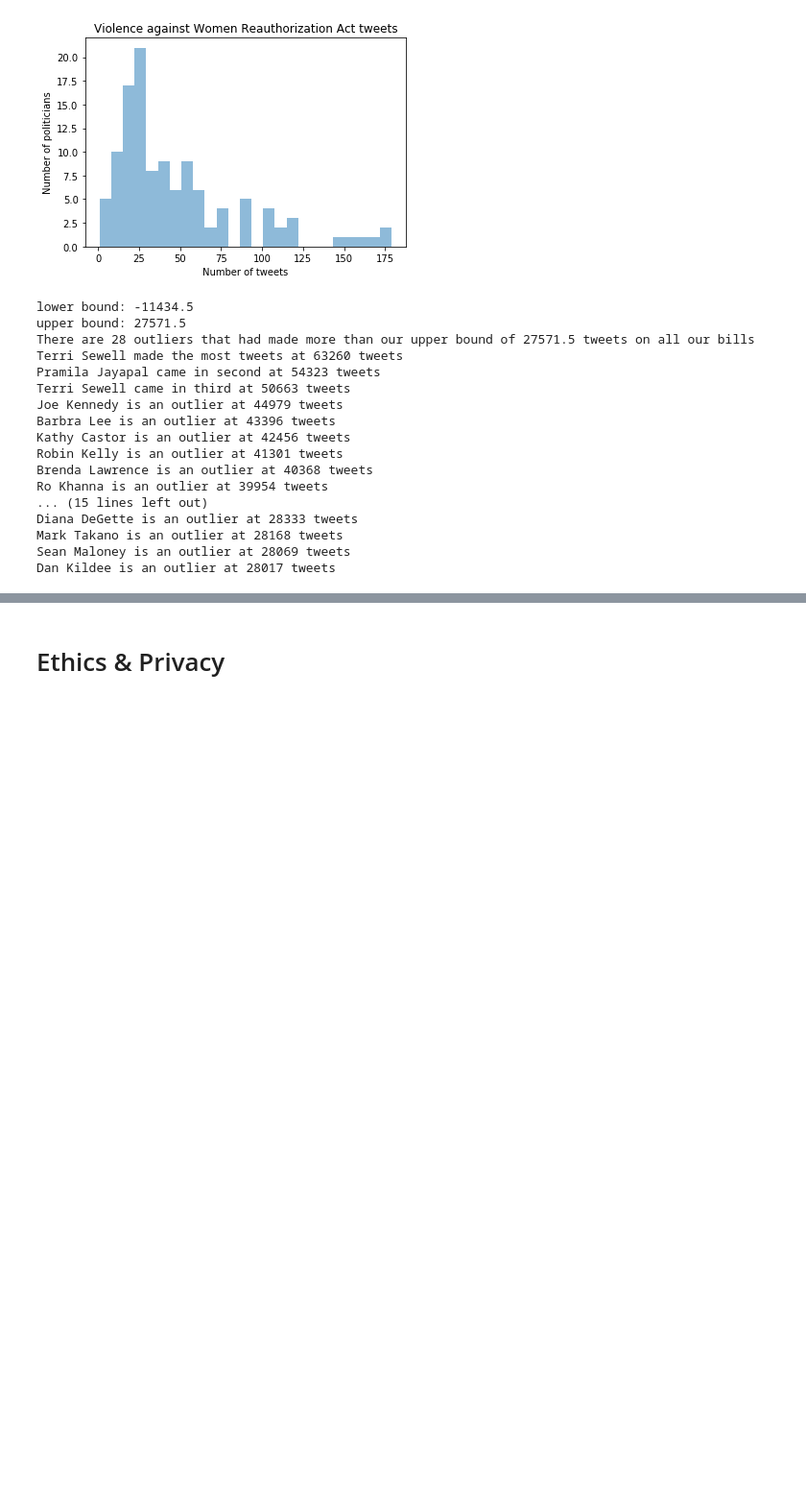
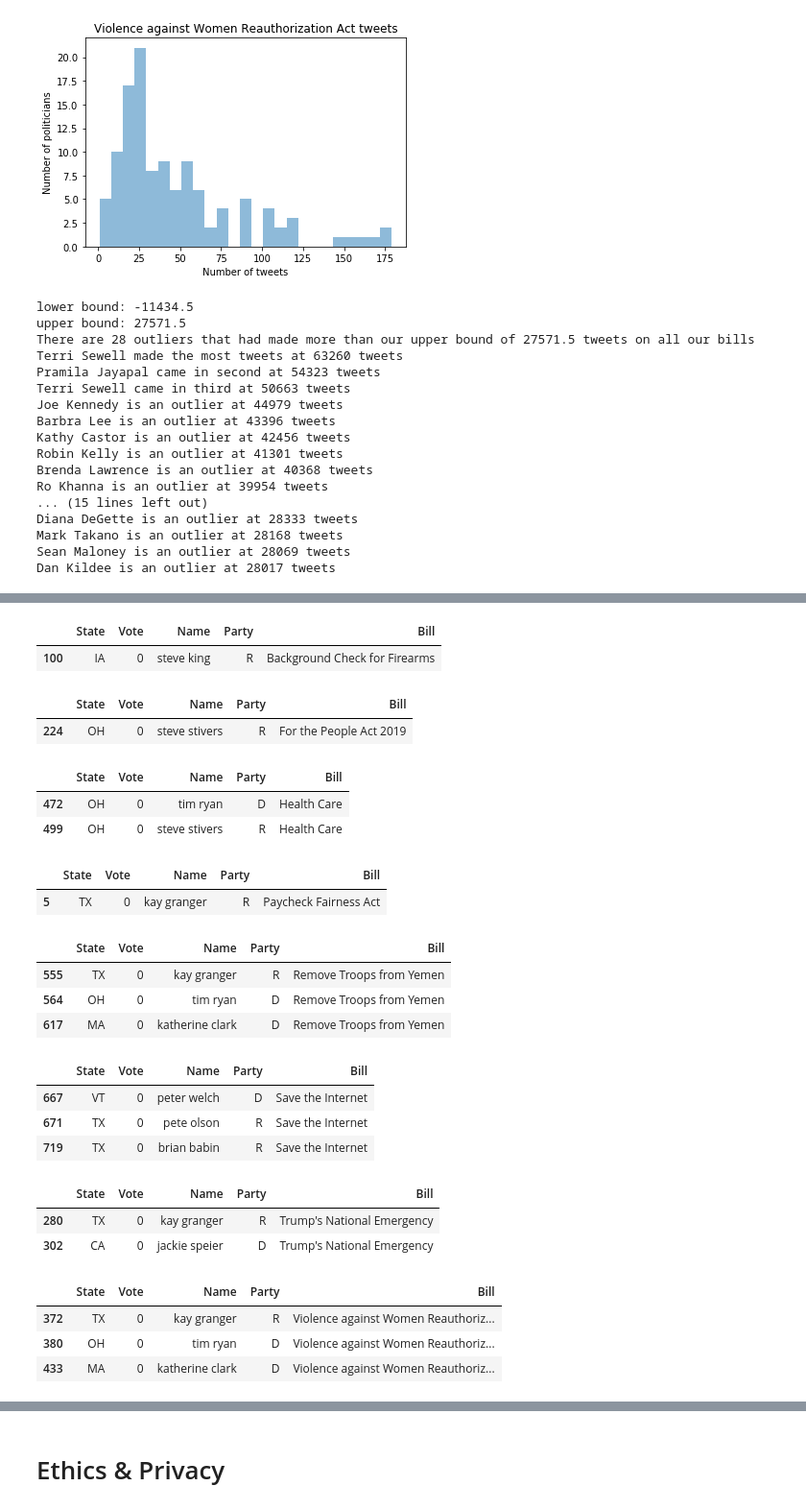
Before and after one commit to annsudhart/politician-tweet-analysis, a Jupyter notebook: data_collection.ipynb, the cells around one changed output, grey strips where cells are left out. Shown at 96% size. Saved outputs shown, nothing was run; the diff lists cells and outputs as text; code cells hidden in the pictures; blank space fills up the shorter version.

```diff
--- a/data_collection.ipynb
+++ b/data_collection.ipynb
@@ -773,0 +897,57 @@ NameError: name 'firearmsSent' is not defined
+# %%
+firearmsGov = govtrack.loc[govtrack['Bill'] == "Background Check for Firearms"]
+peopleGov = govtrack.loc[govtrack['Bill'] == "For the People Act 2019"]
+healthGov = govtrack.loc[govtrack['Bill'] == "Health Care"]
+paycheckGov = govtrack.loc[govtrack['Bill'] == "Paycheck Fairness Act"]
+yemenGov = govtrack.loc[govtrack['Bill'] == "Remove Troops from Yemen"]
+internetGov = govtrack.loc[govtrack['Bill'] == "Save the Internet"]
+TrumpGov = govtrack.loc[govtrack['Bill'] == "Trump\'s National Emergency"]
+WomenGov = govtrack.loc[govtrack['Bill'] == "Violence against Women Reauthorization Act"]
+# %%
+firearmsGov.loc[firearmsGov['Vote'] == 0]
+# %% [output]
+|  | State | Vote | Name | Party | Bill |
+| 100 | IA | 0 | steve king | R | Background Check for Firearms |
+# %%
+peopleGov.loc[peopleGov['Vote'] == 0]
+# %% [output]
+|  | State | Vote | Name | Party | Bill |
+| 224 | OH | 0 | steve stivers | R | For the People Act 2019 |
+# %%
+healthGov.loc[healthGov['Vote'] == 0]
+# %% [output]
+|  | State | Vote | Name | Party | Bill |
+| 472 | OH | 0 | tim ryan | D | Health Care |
+| 499 | OH | 0 | steve stivers | R | Health Care |
+# %%
+paycheckGov.loc[paycheckGov['Vote'] == 0]
+# %% [output]
+|  | State | Vote | Name | Party | Bill |
+| 5 | TX | 0 | kay granger | R | Paycheck Fairness Act |
+# %%
+yemenGov.loc[yemenGov['Vote'] == 0]
+# %% [output]
+|  | State | Vote | Name | Party | Bill |
+| 555 | TX | 0 | kay granger | R | Remove Troops from Yemen |
+| 564 | OH | 0 | tim ryan | D | Remove Troops from Yemen |
+| 617 | MA | 0 | katherine clark | D | Remove Troops from Yemen |
+# %%
+internetGov.loc[internetGov['Vote'] == 0]
+# %% [output]
+|  | State | Vote | Name | Party | Bill |
+| 667 | VT | 0 | peter welch | D | Save the Internet |
+| 671 | TX | 0 | pete olson | R | Save the Internet |
+| 719 | TX | 0 | brian babin | R | Save the Internet |
+# %%
+TrumpGov.loc[TrumpGov['Vote'] == 0]
+# %% [output]
+|  | State | Vote | Name | Party | Bill |
+| 280 | TX | 0 | kay granger | R | Trump's National Emergency |
+| 302 | CA | 0 | jackie speier | D | Trump's National Emergency |
+# %%
+WomenGov.loc[WomenGov['Vote'] == 0]
+# %% [output]
+|  | State | Vote | Name | Party | Bill |
+| 372 | TX | 0 | kay granger | R | Violence against Women Reauthoriz... |
+| 380 | OH | 0 | tim ryan | D | Violence against Women Reauthoriz... |
+| 433 | MA | 0 | katherine clark | D | Violence against Women Reauthoriz... |
```
Also changed, not shown: parts of 20 cells of this notebook.
